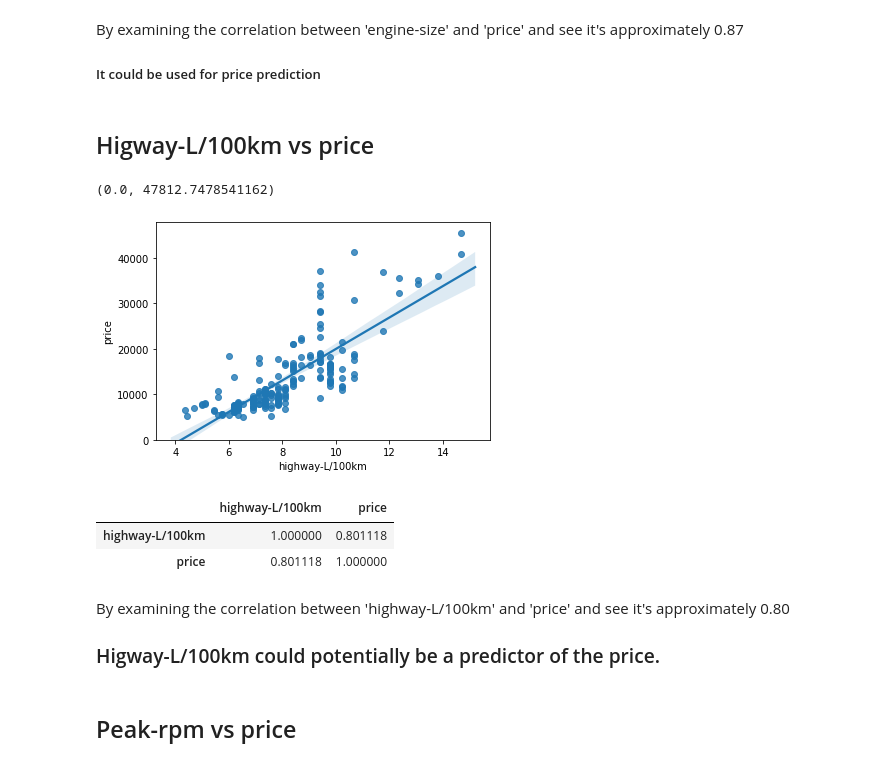
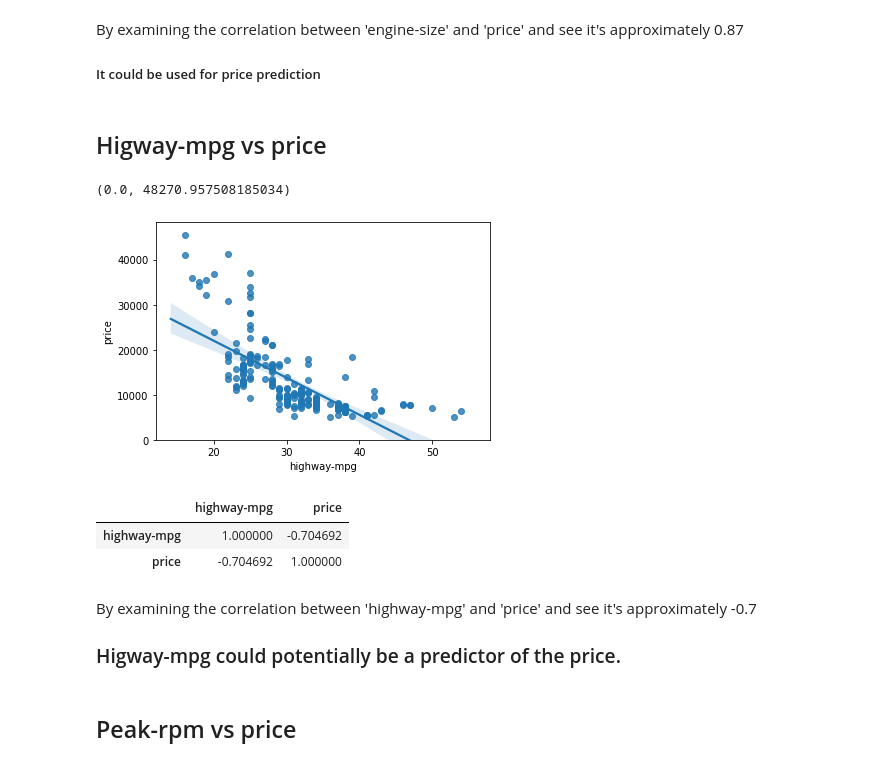
Before and after one commit to victorika/AutoPricePrediction, a Jupyter notebook: Auto price notebook.ipynb, the cells around one changed output. Cells and saved outputs as stored; diff of their text form; code cells hidden in the pictures.

```diff
--- a/Auto price notebook.ipynb
+++ b/Auto price notebook.ipynb
@@ -335,2 +342,0 @@ dtype: object
-# %%
-df['city-mpg'] = 235/df['city-mpg']
@@ -348,5 +342,0 @@ Name: city-mpg, dtype: float64
-# %%
-df.rename(columns = {"city-mpg":"city-L/100km"}, inplace = True)
-# %%
-df['highway-mpg'] = 235/df['highway-mpg']
-df.rename(columns = {"highway-mpg":"highway-L/100km"}, inplace = True)
@@ -618,23 +593,23 @@ df[["engine-size", "price"]].corr()
 By examining the correlation between 'engine-size' and 'price' and see it's approximately  0.87
 ##### It could be used for price prediction
 # %% [markdown]
-## Higway-L/100km vs price
+## Higway-mpg vs price
 # %%
-sns.regplot(x="highway-L/100km", y="price", data=df)
+sns.regplot(x="highway-mpg", y="price", data=df)
 plt.ylim(0,)
 # %% [output]
-(0.0, 47812.7478541162)
+(0.0, 48270.957508185034)
-[figure, old version]
+[figure, new version]
 # %%
-df[["highway-L/100km", "price"]].corr()
+df[["highway-mpg", "price"]].corr()
 # %% [output]
-|  | highway-L/100km | price |
-| highway-L/100km | 1.000000 | 0.801118 |
-| price | 0.801118 | 1.000000 |
+|  | highway-mpg | price |
+| highway-mpg | 1.000000 | -0.704692 |
+| price | -0.704692 | 1.000000 |
 # %% [markdown]
-By examining the correlation between 'highway-L/100km' and 'price' and see it's approximately  0.80
+By examining the correlation between 'highway-mpg' and 'price' and see it's approximately -0.7
 
-### Higway-L/100km could potentially be a predictor of the price.
+### Higway-mpg could potentially be a predictor of the price.
 # %% [markdown]
 ## Peak-rpm vs price
 # %%
```
Also changed, not shown: parts of 318 cells of this notebook, 1 other file.
